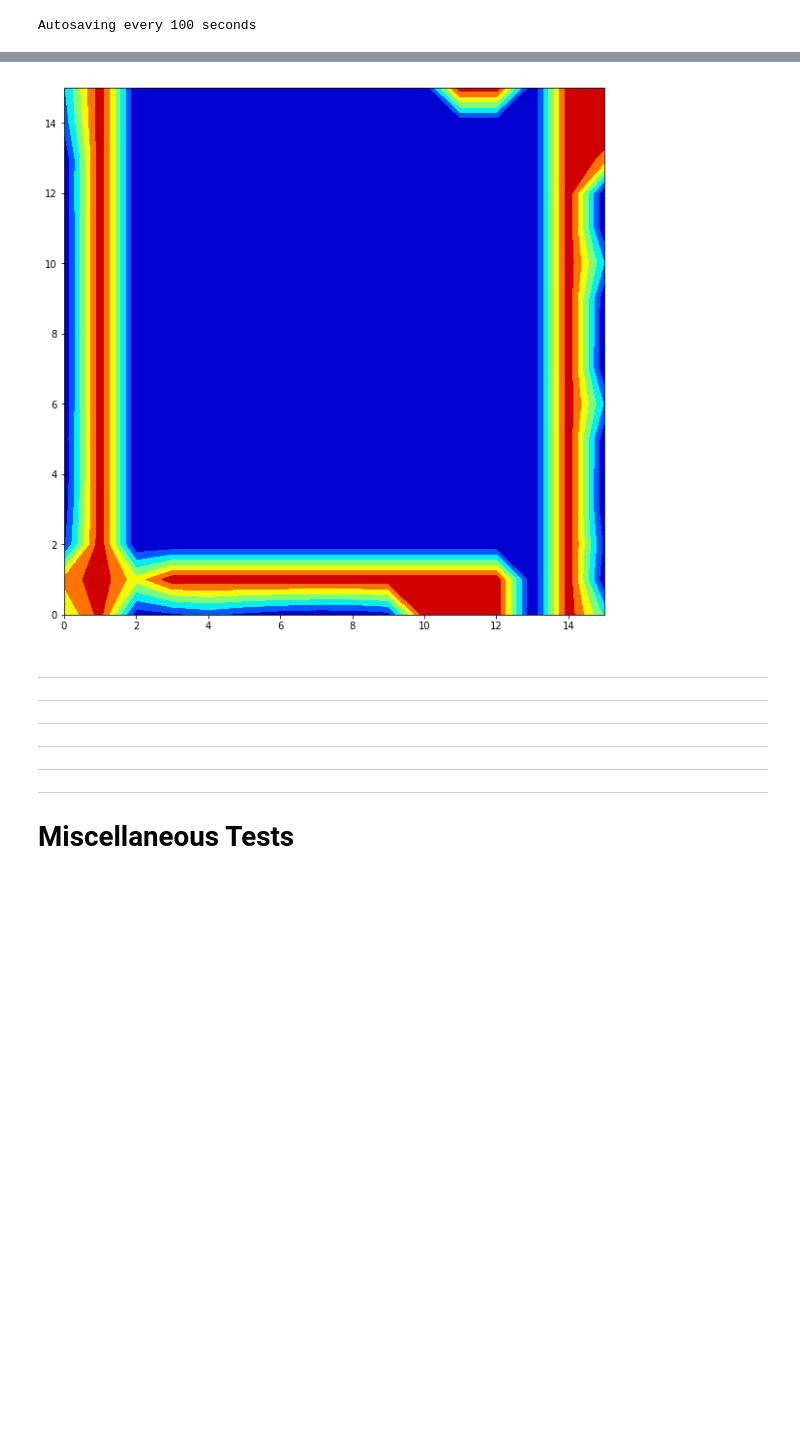
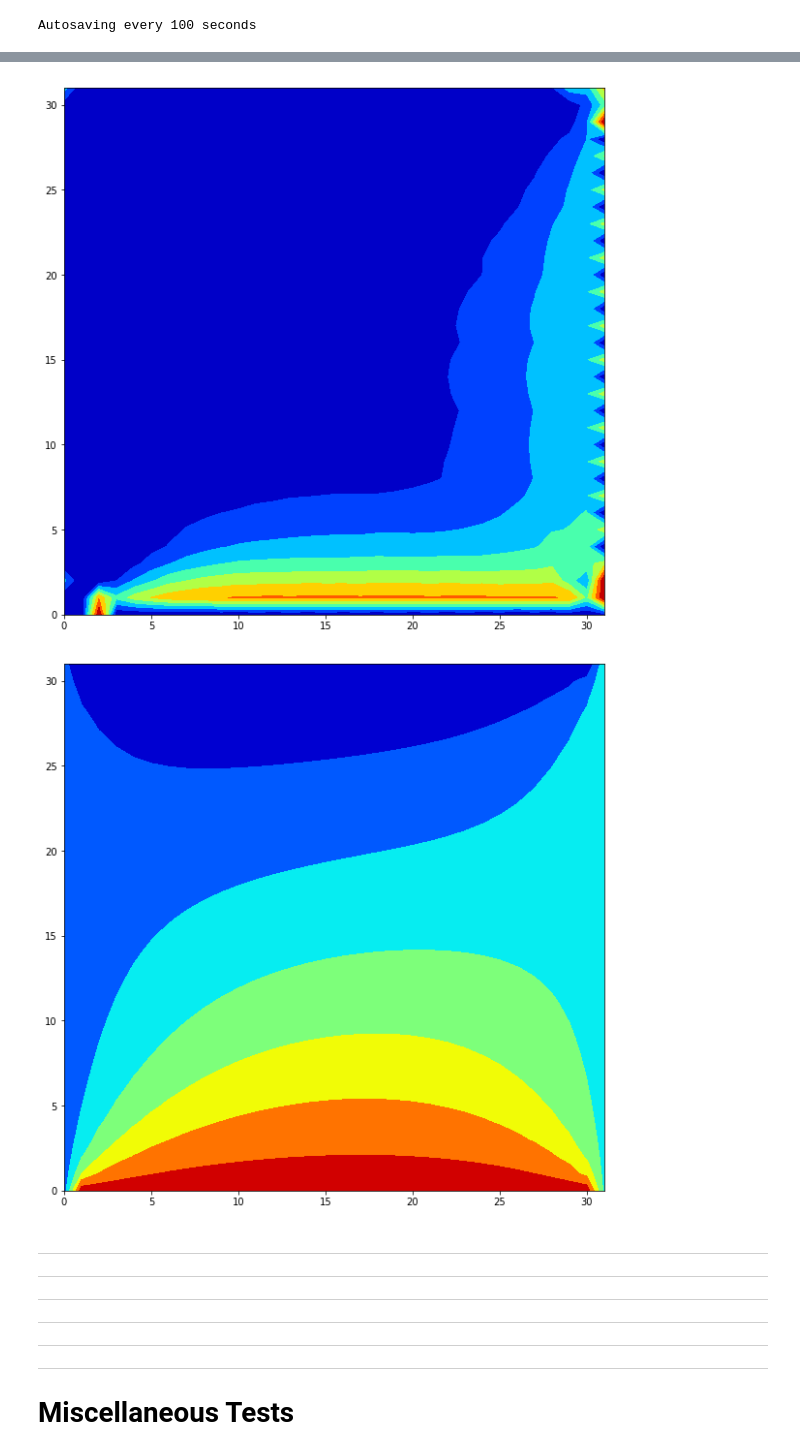
Before and after one commit to sharma409/physics_informed_heat_loss, a Jupyter notebook: physical_loss.ipynb, the cells around one changed output, grey strips where cells are left out. Saved outputs shown, nothing was run; the diff lists cells and outputs as text; code cells hidden in the pictures; blank space fills up the shorter version.

```diff
--- a/physical_loss.ipynb
+++ b/physical_loss.ipynb
@@ -21,8 +21,8 @@ learning_rate = 1e-3
 num_epochs = 200
 # %%
 # Input image handling
-data_size = 16
-dataset = loadHeat(data_size)
+data_size = 32
+dataset = loadHeat(data_size, ground_truth=False)
 dataloader = torch.utils.data.DataLoader(dataset, batch_size=batch_size, shuffle=True)
 # %%
 # Initialize U-Net (or ResNet) convolutional architecture
@@ -149,7 +215,7 @@ epoch [200/200], loss:797.0634
 # %%
-# Output image handling
 # heat = Variable(torch.Tensor(np.loadtxt('datasets/small_data/BC/0-10-20-90.csv', delimiter=','))).cuda()
-heat = Variable(torch.Tensor(np.loadtxt('datasets/%d/BC/0-10-20-90.csv' % data_size, delimiter=','))).cuda()
+heat = Variable(torch.Tensor(np.loadtxt('datasets/%d_small/BC/0-100-20-40.csv' % data_size, delimiter=','))).cuda()
+truth = Variable(torch.Tensor(np.loadtxt('datasets/%d_small/field/0-100-20-40.csv' % data_size, delimiter=','))).cuda()
 # %%
 output = net(heat.unsqueeze(0).unsqueeze(0))
 # %%
@@ -175,11 +234,20 @@ Columns 0 to 8
 # %%
 plt.figure(figsize=(10,10))
-XX, YY = np.meshgrid(np.arange(0, dataset[0].shape[-1]), np.arange(0, dataset[0].shape[-1]))
+XX, YY = np.meshgrid(np.arange(0, data_size), np.arange(0, data_size))
 plt.contourf(XX, YY, output.cpu().data.numpy()[0,0,:,:], colorinterpolation=50, cmap=plt.cm.jet)
 # plt.imshow(output.cpu().data.numpy()[0,0,:,:])
+# plt.colorbar()
 plt.show()
+
+plt.figure(figsize=(10,10))
+XX, YY = np.meshgrid(np.arange(0, data_size), np.arange(0, data_size))
+plt.contourf(XX, YY, truth.cpu().data.numpy(), colorinterpolation=50, cmap=plt.cm.jet)
+# plt.imshow(heat.cpu().data.numpy())
+# plt.colorbar()
+plt.show()
 # %% [output]
-[figure, old version]
+[figure, new version]
+[figure, added]
 # %% [markdown]
 ---
 
```
Also changed, not shown: parts of 7 cells of this notebook, 2 other files.
